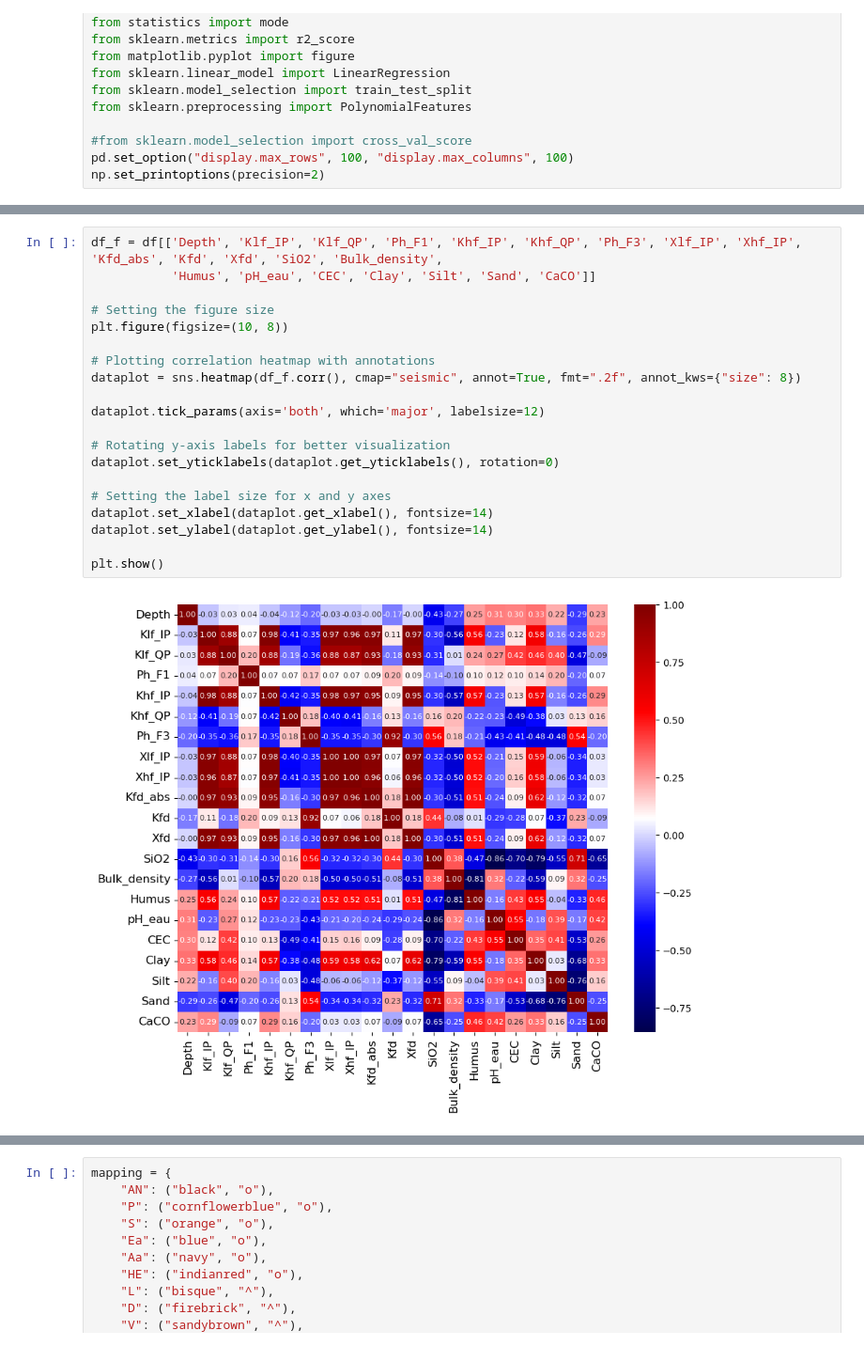
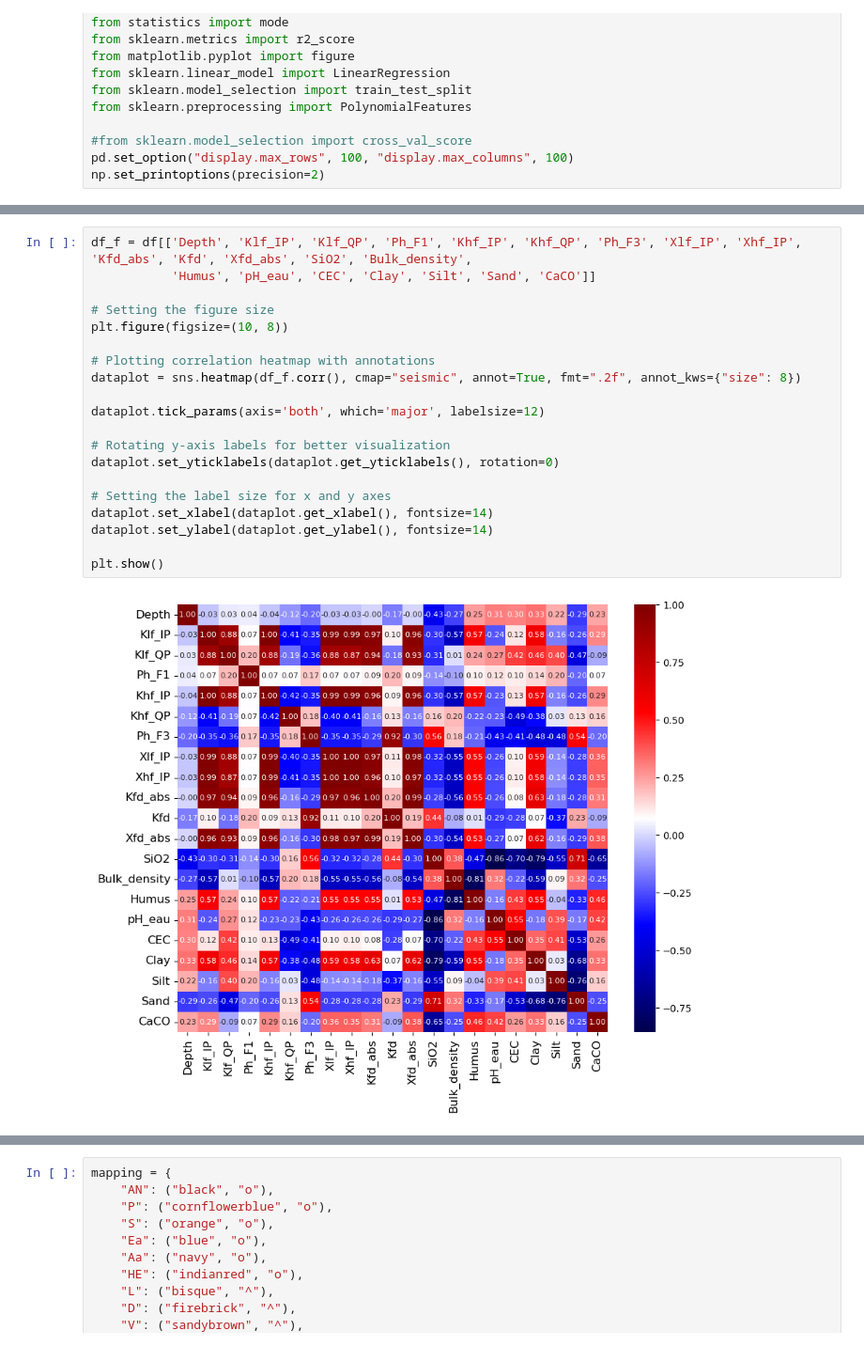
Before and after one commit to SENSE-UGent/kappa-CEC, a Jupyter notebook: cec_clay_susc.ipynb, the cells around one changed output, grey strips where cells are left out. Shown at 94% size. Cells and saved outputs as stored; diff of their text form.

```diff
--- a/cec_clay_susc.ipynb
+++ b/cec_clay_susc.ipynb
@@ -37,27 +37,27 @@ df.describe()
 | max | 396.000000 | 362.660000 | 258.000000 | 0.033480 | 0.000037 | 18.560000 | 17.960000 | 796.000000 | 4.000000 | 0.030000 | 4.148000e-06 | ... |
 8 rows × 128 columns
 # %%
-df_f = df[['Depth', 'Klf_IP', 'Klf_QP', 'Ph_F1', 'Khf_IP', 'Khf_QP', 'Ph_F3', 'Xlf_IP', 'Xhf_IP', 'Kfd_abs', 'Kfd', 'Xfd', 'SiO2', 'Bulk_density',
+df_f = df[['Depth', 'Klf_IP', 'Klf_QP', 'Ph_F1', 'Khf_IP', 'Khf_QP', 'Ph_F3', 'Xlf_IP', 'Xhf_IP', 'Kfd_abs', 'Kfd', 'Xfd_abs', 'SiO2', 'Bulk_density',
            'Humus', 'pH_eau', 'CEC', 'Clay', 'Silt', 'Sand', 'CaCO']]
 
 # Setting the figure size
 plt.figure(figsize=(10, 8))
 
 # Plotting correlation heatmap with annotations
 dataplot = sns.heatmap(df_f.corr(), cmap="seismic", annot=True, fmt=".2f", annot_kws={"size": 8})
 
 dataplot.tick_params(axis='both', which='major', labelsize=12)
 
 # Rotating y-axis labels for better visualization
 dataplot.set_yticklabels(dataplot.get_yticklabels(), rotation=0)
 
 # Setting the label size for x and y axes
 dataplot.set_xlabel(dataplot.get_xlabel(), fontsize=14)
 dataplot.set_ylabel(dataplot.get_ylabel(), fontsize=14)
 
 plt.show()
 # %% [output]
-[figure, old version]
+[figure, new version]
 # %%
 g = sns.pairplot(df.loc[:,['Klf_IP', 'Kfd_abs', 'Kfd', 'pH_eau', 'Carbone', 'Clay', 'Sand', 'CEC']],
                   diag_kws=dict(fill=True), corner=True)
```
Also changed, not shown: parts of 12 cells of this notebook, 2 other files.
